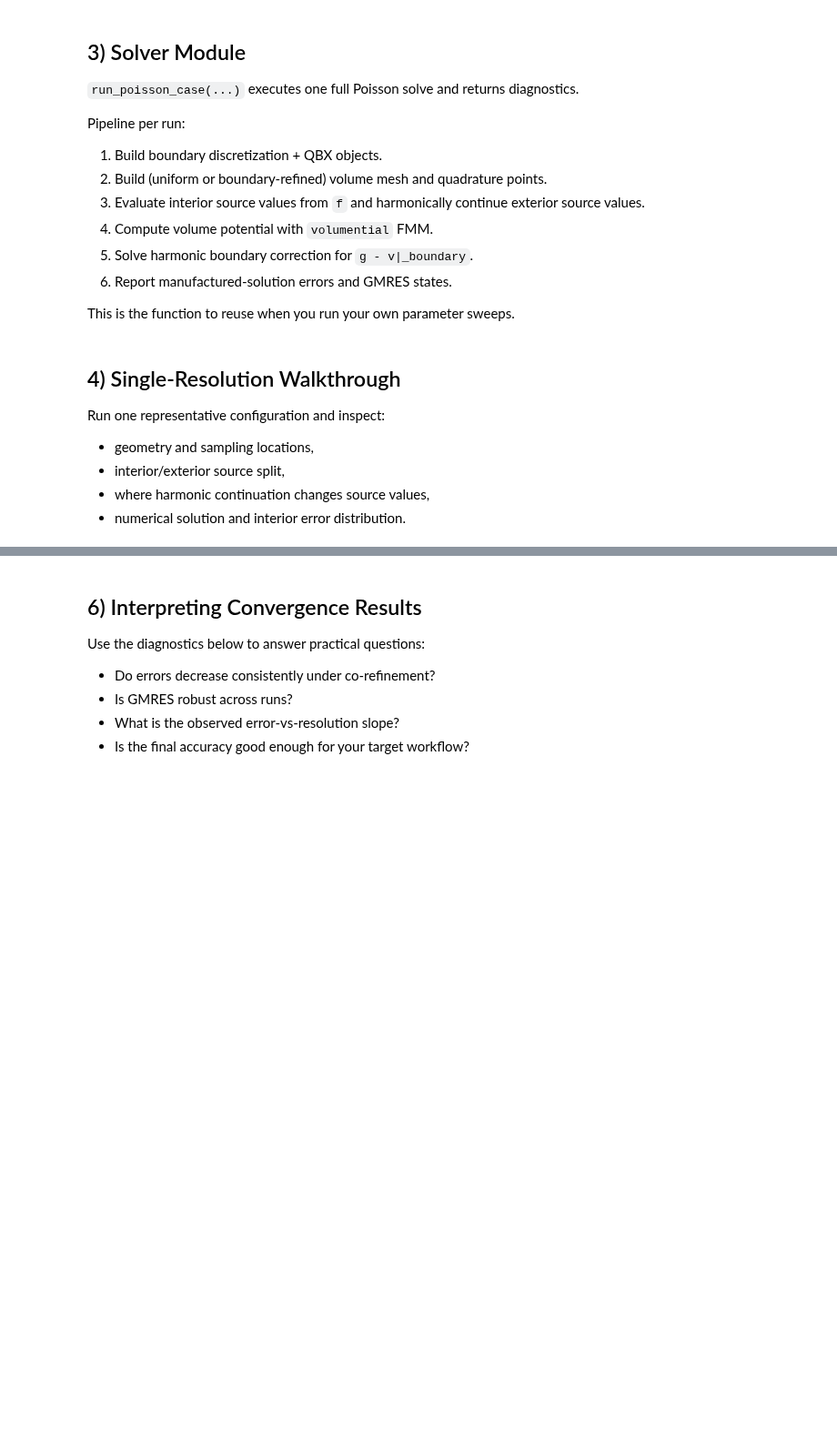
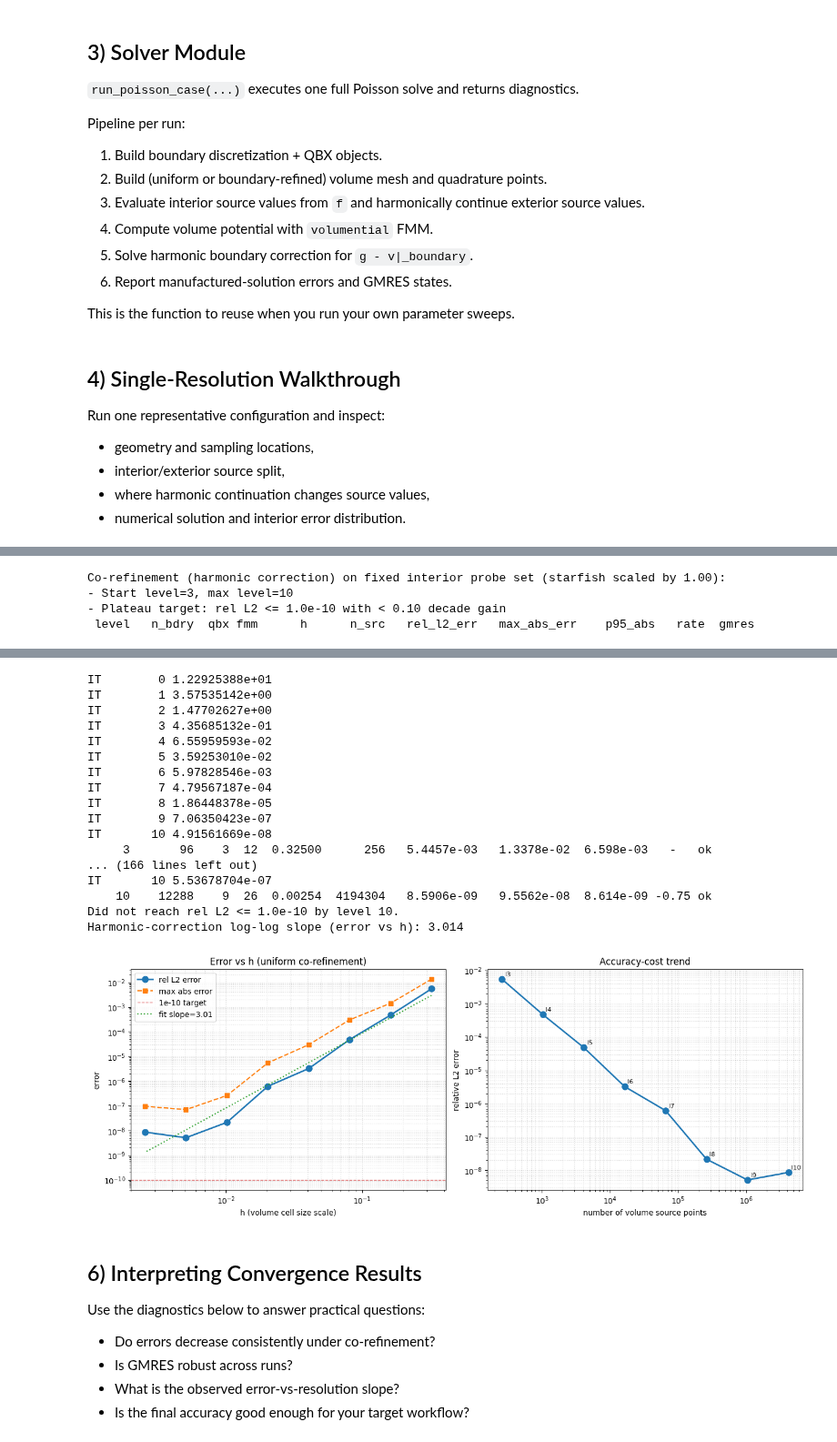
Before and after one commit to xywei/volumential, a Jupyter notebook: examples/poisson2d_pytential_volumential.ipynb, the cells around one changed output, grey strips where cells are left out. Shown at 91% size. Saved outputs shown, nothing was run; the diff lists cells and outputs as text; code cells hidden in the pictures; blank space fills up the shorter version.

```diff
--- a/examples/poisson2d_pytential_volumential.ipynb
+++ b/examples/poisson2d_pytential_volumential.ipynb
@@ -664,18 +700,34 @@ This keeps one subsystem from becoming the dominant error floor too early.
 # %%
-co_refinement_plan = [
-    {'vol_nlevels': 3, 'nelements_bdry': 96, 'qbx_order': 3, 'fmm_order': 12},
-    {'vol_nlevels': 4, 'nelements_bdry': 192, 'qbx_order': 4, 'fmm_order': 14},
-    {'vol_nlevels': 5, 'nelements_bdry': 384, 'qbx_order': 5, 'fmm_order': 16},
-    {'vol_nlevels': 6, 'nelements_bdry': 768, 'qbx_order': 6, 'fmm_order': 18},
-]
+co_refinement_start_level = 3
+co_refinement_max_level = 10
+co_refinement_plateau_target = 1.0e-10
+co_refinement_min_runs = 4
+co_refinement_plateau_log10_delta = 0.10  # <=0.10 decade improvement (~<=26%) treated as plateau
+
+
+def co_refinement_cfg_for_level(level):
+    step = level - co_refinement_start_level
+    return {
+        'vol_nlevels': level,
+        'nelements_bdry': int(96 * (2**step)),
+        'qbx_order': min(3 + step, 9),
+        'fmm_order': 12 + 2 * step,
+    }
+
 
 co_results = []
 
 print(f'Co-refinement (harmonic correction) on fixed interior probe set (starfish scaled by {probe_scale:.2f}):')
+print(f'- Start level={co_refinement_start_level}, max level={co_refinement_max_level}')
+print(f'- Plateau target: rel L2 <= {co_refinement_plateau_target:.1e} with < {co_refinement_plateau_log10_delta:.2f} decade gain')
 print(' level   n_bdry  qbx fmm      h      n_src   rel_l2_err   max_abs_err    p95_abs   rate  gmres')
 
 prev_err = None
-for cfg in co_refinement_plan:
+plateau_reached = False
+plateau_reason = ''
+
+for level in range(co_refinement_start_level, co_refinement_max_level + 1):
+    cfg = co_refinement_cfg_for_level(level)
     row = run_poisson_case(**cfg, return_fields=False)
     co_results.append(row)
 
@@ -699,7 +751,33 @@ for cfg in co_refinement_plan:
         f" {'ok' if gmres_ok else 'fail'}"
     )
 
+    log10_gain = np.log10(prev_err) - np.log10(err) if (prev_err is not None and prev_err > 0.0 and err > 0.0) else np.nan
+
+    if (
+        len(co_results) >= co_refinement_min_runs
+        and err <= co_refinement_plateau_target
+        and np.isfinite(log10_gain)
+        and log10_gain < co_refinement_plateau_log10_delta
+    ):
+        plateau_reached = True
+        plateau_reason = (
+            f"level {level}: rel L2={err:.3e}, decade gain={log10_gain:.3f} < {co_refinement_plateau_log10_delta:.3f}"
+        )
+        break
+
     prev_err = err
+
+if plateau_reached:
+    print(f'Plateau reached: {plateau_reason}')
+elif co_results and co_results[-1]['rel_l2_err'] <= co_refinement_plateau_target:
+    print(
+        f"Reached rel L2 <= {co_refinement_plateau_target:.1e} at level {co_results[-1]['vol_nlevels']}, "
+        'but plateau criterion was not met before max level.'
+    )
+else:
+    print(
+        f"Did not reach rel L2 <= {co_refinement_plateau_target:.1e} by level {co_refinement_max_level}."
+    )
 
 hs = np.array([row['h'] for row in co_results])
 errs = np.array([row['rel_l2_err'] for row in co_results])
@@ -719,6 +797,7 @@ fig, axes = plt.subplots(1, 2, figsize=(13, 4.8), constrained_layout=True)
 ax0 = axes[0]
 ax0.loglog(hs, errs, 'o-', lw=2.0, ms=8, label='rel L2 error')
 ax0.loglog(hs, max_errs, 's--', lw=1.6, ms=6, label='max abs error')
+ax0.axhline(co_refinement_plateau_target, color='tab:red', ls='--', lw=1.0, alpha=0.65, label='1e-10 target')
 if np.isfinite(slope):
     fit = np.exp(intercept) * hs**slope
     ax0.loglog(hs, fit, ':', lw=1.6, label=f'fit slope={slope:.2f}')
@@ -738,3 +817,8 @@ ax1.set_title('Accuracy-cost trend')
 ax1.grid(True, which='both', ls=':', alpha=0.5)
 
 plt.show()
+# %% [output]
+Co-refinement (harmonic correction) on fixed interior probe set (starfish scaled by 1.00):
+- Start level=3, max level=10
+- Plateau target: rel L2 <= 1.0e-10 with < 0.10 decade gain
+ level   n_bdry  qbx fmm      h      n_src   rel_l2_err   max_abs_err    p95_abs   rate  gmres
@@ -741,3 +837,21 @@ plt.show()
+IT        0 1.22925388e+01
+IT        1 3.57535142e+00
+IT        2 1.47702627e+00
+IT        3 4.35685132e-01
+IT        4 6.55959593e-02
+IT        5 3.59253010e-02
+IT        6 5.97828546e-03
+IT        7 4.79567187e-04
+IT        8 1.86448378e-05
+IT        9 7.06350423e-07
+IT       10 4.91561669e-08
+     3       96    3  12  0.32500      256   5.4457e-03   1.3378e-02  6.598e-03   -   ok
+... (166 lines left out)
+IT       10 5.53678704e-07
+    10    12288    9  26  0.00254  4194304   8.5906e-09   9.5562e-08  8.614e-09 -0.75 ok
+Did not reach rel L2 <= 1.0e-10 by level 10.
+Harmonic-correction log-log slope (error vs h): 3.014
+[figure, added]
 # %% [markdown]
 ## 6) Interpreting Convergence Results
 
```
Also changed, not shown: parts of 7 cells of this notebook, 1 other file.
